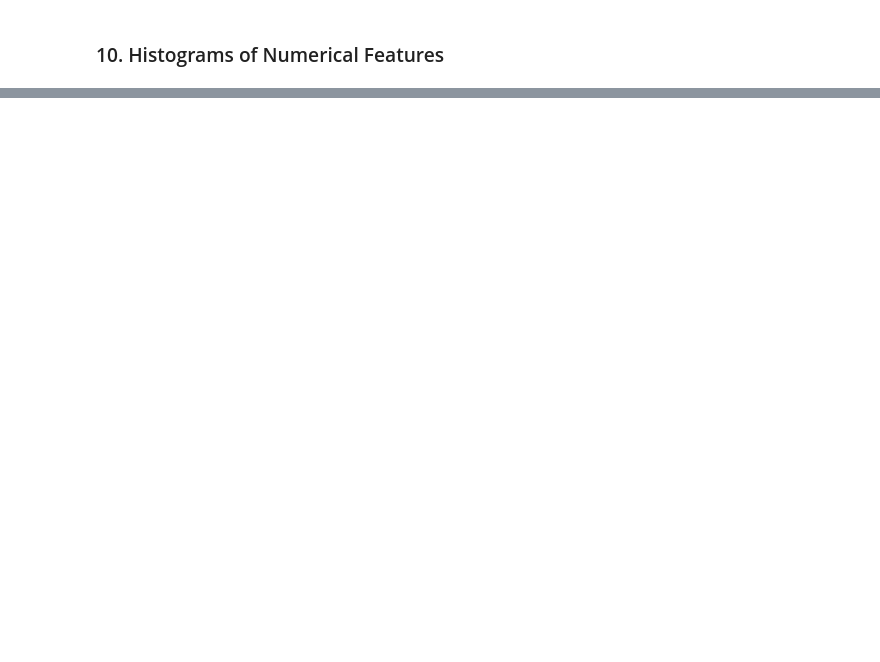
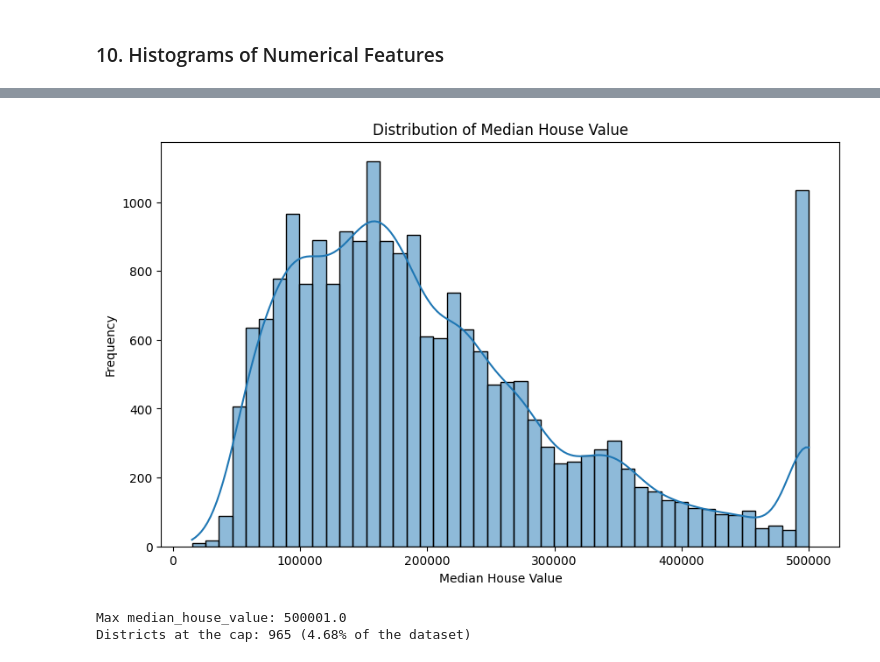
Before and after one commit to Ayda-Karimzadeh/house-price-prediction-linear-regression, a Jupyter notebook: notebooks/02_data_understanding.ipynb, the cells around one changed output, grey strips where cells are left out. Drawn from its saved outputs; the diff is of its cells as text; code cells hidden in the pictures; blank space fills up the shorter version.

```diff
--- a/notebooks/02_data_understanding.ipynb
+++ b/notebooks/02_data_understanding.ipynb
@@ -190,0 +230,26 @@ array([[<Axes: title={'center': 'longitude'}>,
+# %%
+plt.figure(figsize=(10, 6))
+
+sns.histplot(
+    data=df,
+    x="median_house_value",
+    kde=True
+)
+
+plt.title("Distribution of Median House Value")
+plt.xlabel("Median House Value")
+plt.ylabel("Frequency")
+
+plt.show()
+# %% [output]
+[figure, added]
+# %%
+capped_value = df["median_house_value"].max()
+capped_count = (df["median_house_value"] == capped_value).sum()
+capped_pct = capped_count / len(df) * 100
+
+print(f"Max median_house_value: {capped_value}")
+print(f"Districts at the cap: {capped_count} ({capped_pct:.2f}% of the dataset)")
+# %% [output]
+Max median_house_value: 500001.0
+Districts at the cap: 965 (4.68% of the dataset)
```
Also changed, not shown: parts of 48 cells of this notebook.
